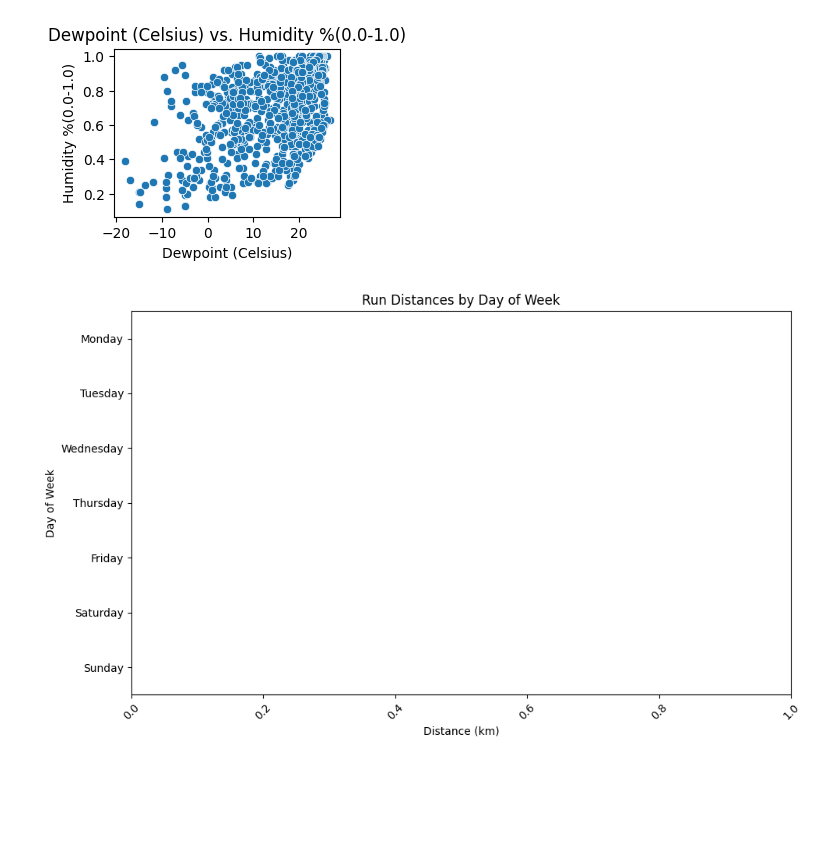
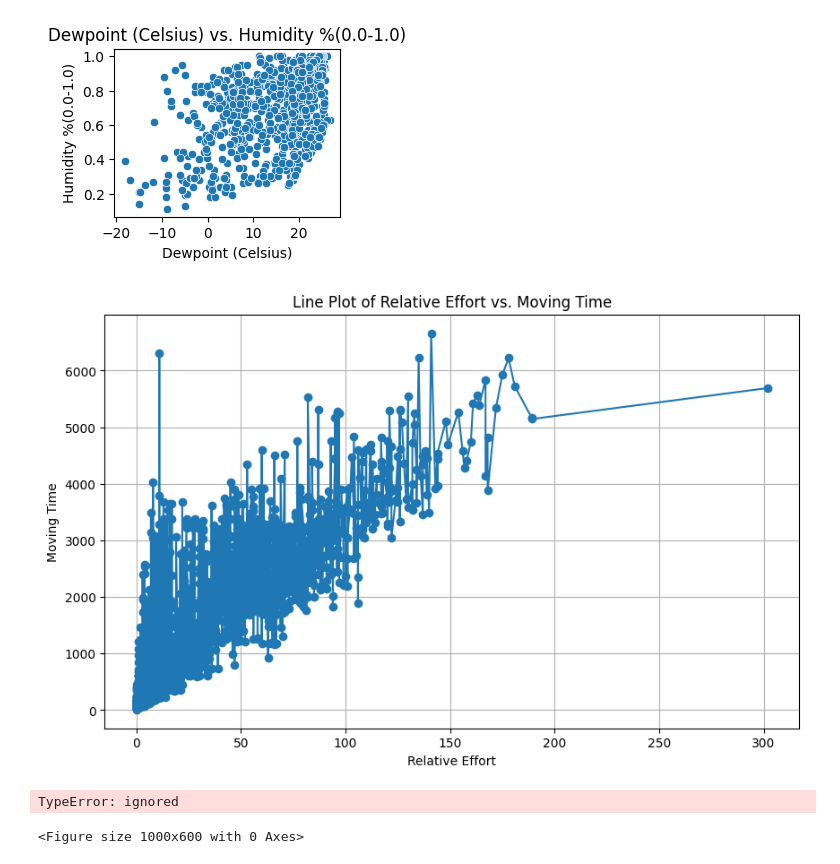
Before and after one commit to yashhooda1/Strava-Activity-Analytics-Project, a Jupyter notebook: Strava_Activity_Data_Analytics_Project.ipynb, the cells around one changed output. Cells and saved outputs as stored; diff of their text form; code cells hidden in the pictures; blank space fills up the shorter version.

```diff
--- a/Strava_Activity_Data_Analytics_Project.ipynb
+++ b/Strava_Activity_Data_Analytics_Project.ipynb
@@ -404,6 +413,23 @@ plt.title('Dewpoint (Celsius) vs. Humidity %(0.0-1.0)')
 # %% [output]
 Text(0.5, 1.0, 'Dewpoint (Celsius) vs. Humidity %(0.0-1.0)')
 [figure]
+# %%
+#Line Plot of Relative effort vs. Moving Time
+import matplotlib.pyplot as plt
+
+# Sort the DataFrame by 'Relative Effort'
+df = df.sort_values('Relative Effort')
+
+# Create a line plot
+plt.figure(figsize=(10, 6))
+plt.plot(df['Relative Effort'], df['Moving Time'], marker='o', linestyle='-')
+plt.title('Line Plot of Relative Effort vs. Moving Time')
+plt.xlabel('Relative Effort')
+plt.ylabel('Moving Time')
+plt.grid(True)
+plt.show()
+# %% [output]
+[figure, added]
 # %%
 # Box plot of your run distances by the day of the week
 # Convert the 'Activity Date' column to datetime if it's not already
@@ -417,15 +443,16 @@ order = ['Monday', 'Tuesday', 'Wednesday', 'Thursday', 'Friday', 'Saturday', 'Su
 
 # Create the box plot
 plt.figure(figsize=(10, 6))
-sns.boxplot(data=df, x='Activity Date', y='Distance', order=order)
+sns.boxplot(data=df, x='Day of Week', y='Distance', order=order)
 plt.xticks(rotation=45)
-plt.xlabel('Distance (km)')
-plt.ylabel('Day of Week')
+plt.xlabel('Day of Week')
+plt.ylabel('Distance (km)')
 plt.title('Run Distances by Day of Week')
 plt.tight_layout()
 plt.show()
 # %% [output]
-[figure, removed]
+TypeError: ignored
+<Figure size 1000x600 with 0 Axes>
 # %%
 # Create a heatmap of correlations
 correlation_matrix = df.corr()
```
Also changed, not shown: parts of 7 cells of this notebook.
